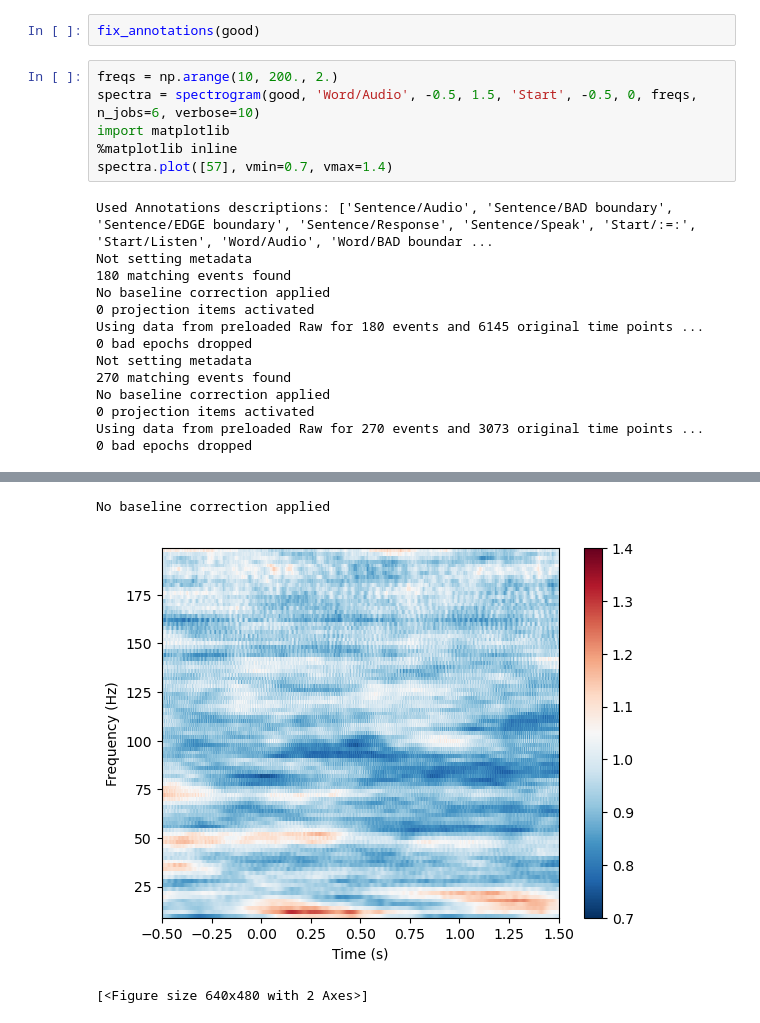
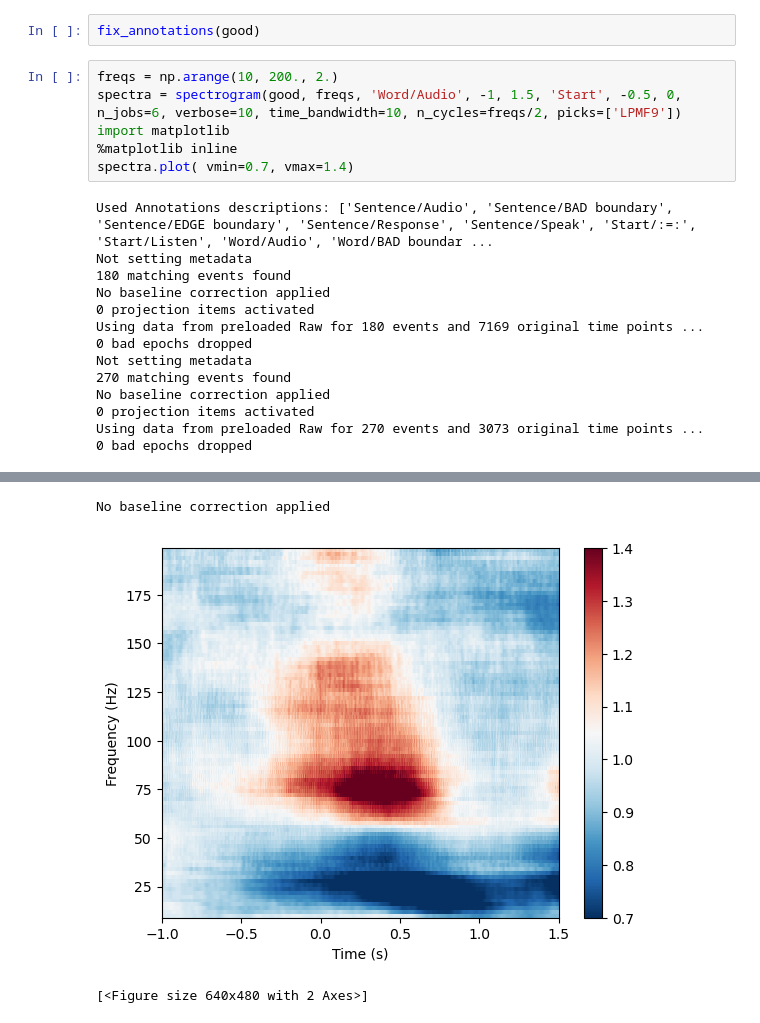
Before and after one commit to coganlab/IEEG_Pipelines, a Jupyter notebook: PreProcess/spectrograms.ipynb, the cells around one changed output, grey strips where cells are left out. Cells and saved outputs as stored; diff of their text form.

```diff
--- a/PreProcess/spectrograms.ipynb
+++ b/PreProcess/spectrograms.ipynb
@@ -48,17 +48,17 @@ Applying a custom ('sEEG',) reference.
 fix_annotations(good)
 # %%
 freqs = np.arange(10, 200., 2.)
-spectra = spectrogram(good, 'Word/Audio', -0.5, 1.5, 'Start', -0.5, 0, freqs, n_jobs=6, verbose=10)
+spectra = spectrogram(good, freqs, 'Word/Audio', -1, 1.5, 'Start', -0.5, 0, n_jobs=6, verbose=10, time_bandwidth=10, n_cycles=freqs/2, picks=['LPMF9'])
 import matplotlib
 %matplotlib inline
-spectra.plot([57], vmin=0.7, vmax=1.4)
+spectra.plot( vmin=0.7, vmax=1.4)
 # %% [output]
 Used Annotations descriptions: ['Sentence/Audio', 'Sentence/BAD boundary', 'Sentence/EDGE boundary', 'Sentence/Response', 'Sentence/Speak', 'Start/:=:', 'Start/Listen', 'Word/Audio', 'Word/BAD boundar ...
 Not setting metadata
 180 matching events found
 No baseline correction applied
 0 projection items activated
-Using data from preloaded Raw for 180 events and 6145 original time points ...
+Using data from preloaded Raw for 180 events and 7169 original time points ...
 0 bad epochs dropped
 Not setting metadata
 270 matching events found
@@ -77,3 +73,3 @@ Using data from preloaded Raw for 270 events and 3073 original time points ...
 No baseline correction applied
-[figure, old version]
+[figure, new version]
 [<Figure size 640x480 with 2 Axes>]
```
Also changed, not shown: parts of 1 cell of this notebook, 11 other files.
